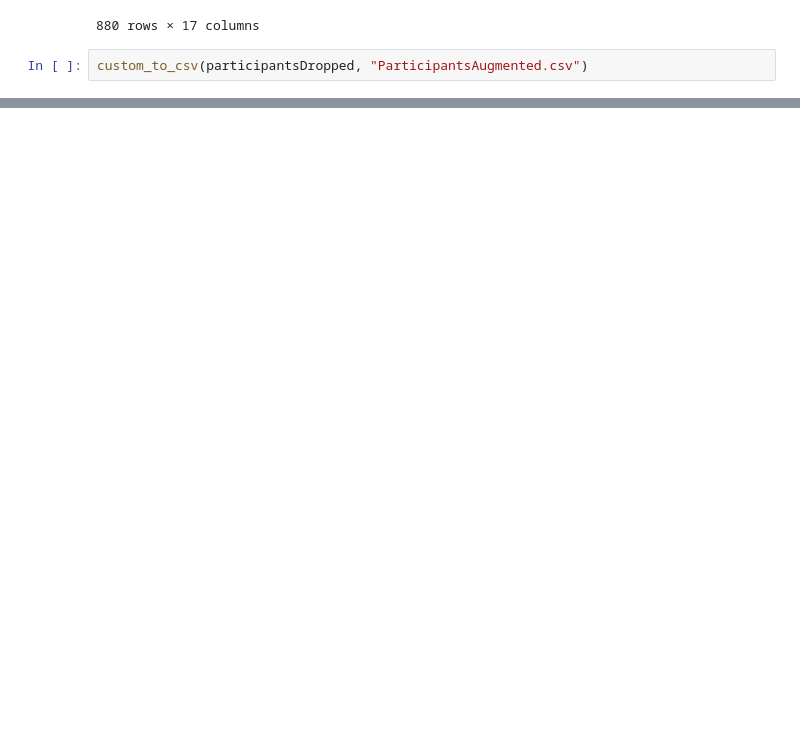
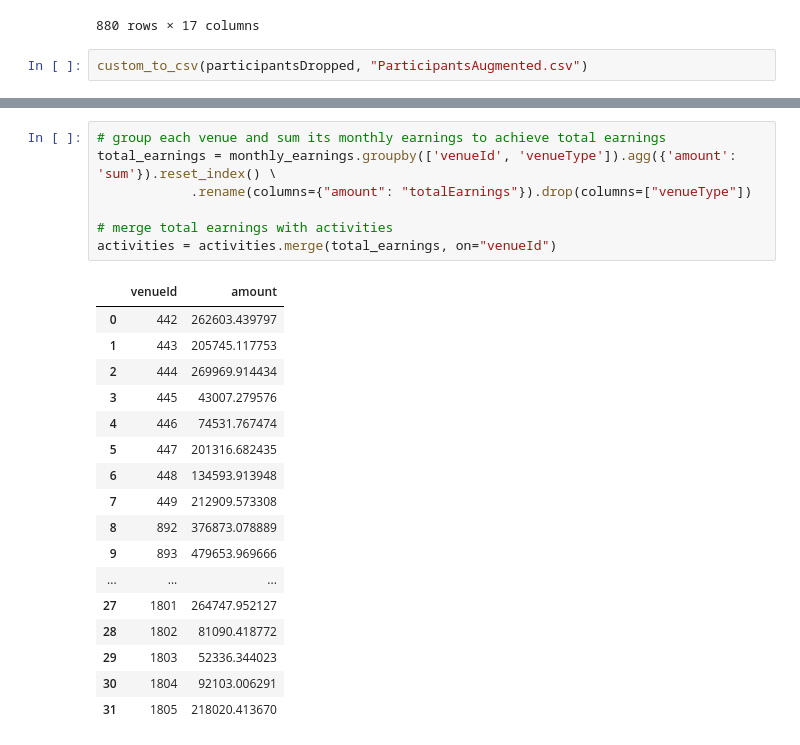
Before and after one commit to alesspalma/VAproject, a Jupyter notebook: preprocessing/aggregations.ipynb, the cells around one changed output, grey strips where cells are left out. Drawn from its saved outputs; the diff is of its cells as text; blank space fills up the shorter version.

```diff
--- a/preprocessing/aggregations.ipynb
+++ b/preprocessing/aggregations.ipynb
@@ -359,0 +488,25 @@ custom_to_csv(participantsDropped, "ParticipantsAugmented.csv")
+# %%
+# group each venue and sum its monthly earnings to achieve total earnings
+total_earnings = monthly_earnings.groupby(['venueId', 'venueType']).agg({'amount': 'sum'}).reset_index() \
+            .rename(columns={"amount": "totalEarnings"}).drop(columns=["venueType"])
+
+# merge total earnings with activities
+activities = activities.merge(total_earnings, on="venueId")
+# %% [output]
+|  | venueId | amount |
+| 0 | 442 | 262603.439797 |
+| 1 | 443 | 205745.117753 |
+| 2 | 444 | 269969.914434 |
+| 3 | 445 | 43007.279576 |
+| 4 | 446 | 74531.767474 |
+| 5 | 447 | 201316.682435 |
+| 6 | 448 | 134593.913948 |
+| 7 | 449 | 212909.573308 |
+| 8 | 892 | 376873.078889 |
+| 9 | 893 | 479653.969666 |
+| ... | ... | ... |
+| 27 | 1801 | 264747.952127 |
+| 28 | 1802 | 81090.418772 |
+| 29 | 1803 | 52336.344023 |
+| 30 | 1804 | 92103.006291 |
+| 31 | 1805 | 218020.413670 |
```
Also changed, not shown: parts of 6 cells of this notebook, 4 other files.
